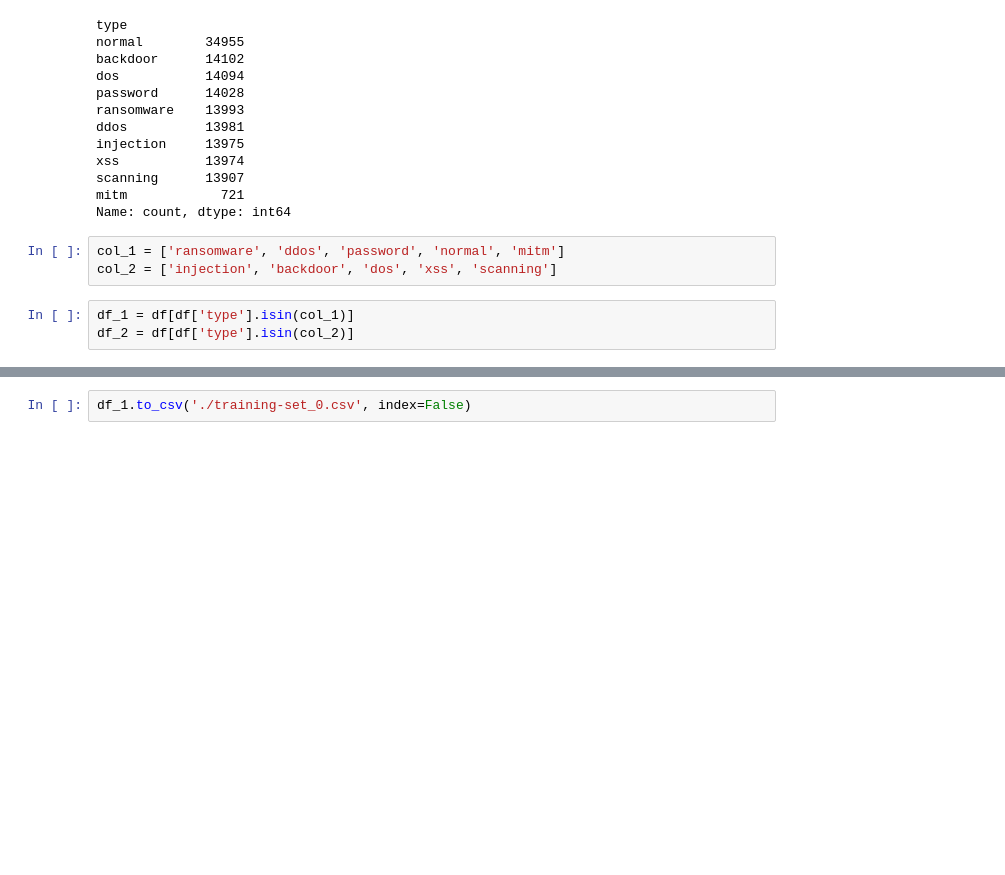
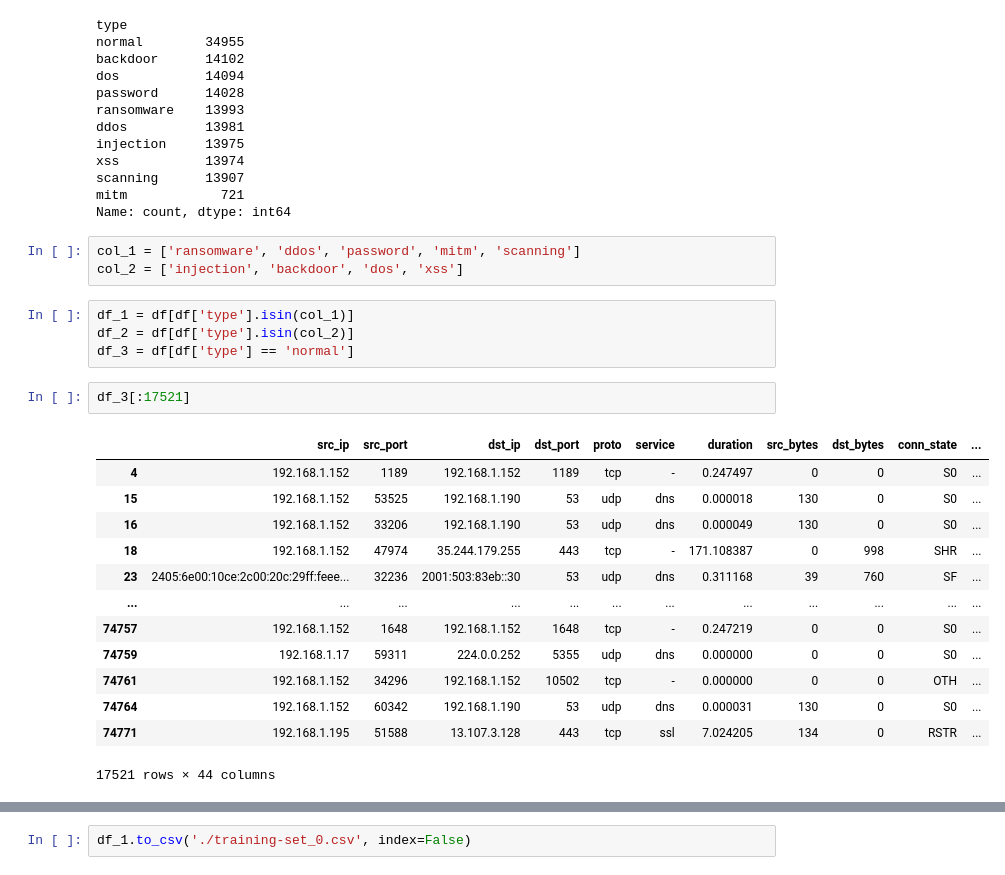
Before and after one commit to nnhieutrung/NIDS-FedML, a Jupyter notebook: CTGAN/dataset/dataset.ipynb, the cells around one changed output, grey strips where cells are left out. Cells and saved outputs as stored; diff of their text form; blank space fills up the shorter version.

```diff
--- a/CTGAN/dataset/dataset.ipynb
+++ b/CTGAN/dataset/dataset.ipynb
@@ -25,8 +25,25 @@ scanning      13907
 mitm            721
 Name: count, dtype: int64
 # %%
-col_1 = ['ransomware', 'ddos', 'password', 'normal', 'mitm']
-col_2 = ['injection', 'backdoor', 'dos', 'xss', 'scanning']
+col_1 = ['ransomware', 'ddos', 'password', 'mitm', 'scanning']
+col_2 = ['injection', 'backdoor', 'dos', 'xss']
 # %%
 df_1 = df[df['type'].isin(col_1)]
 df_2 = df[df['type'].isin(col_2)]
+df_3 = df[df['type'] == 'normal']
+# %%
+df_3[:17521]
+# %% [output]
+|  | src_ip | src_port | dst_ip | dst_port | proto | service | duration | src_bytes | dst_bytes | conn_state | ... |
+| 4 | 192.168.1.152 | 1189 | 192.168.1.152 | 1189 | tcp | - | 0.247497 | 0 | 0 | S0 | ... |
+| 15 | 192.168.1.152 | 53525 | 192.168.1.190 | 53 | udp | dns | 0.000018 | 130 | 0 | S0 | ... |
+| 16 | 192.168.1.152 | 33206 | 192.168.1.190 | 53 | udp | dns | 0.000049 | 130 | 0 | S0 | ... |
+| 18 | 192.168.1.152 | 47974 | 35.244.179.255 | 443 | tcp | - | 171.108387 | 0 | 998 | SHR | ... |
+| 23 | 2405:6e00:10ce:2c00:20c:29ff:feee... | 32236 | 2001:503:83eb::30 | 53 | udp | dns | 0.311168 | 39 | 760 | SF | ... |
+| ... | ... | ... | ... | ... | ... | ... | ... | ... | ... | ... | ... |
+| 74757 | 192.168.1.152 | 1648 | 192.168.1.152 | 1648 | tcp | - | 0.247219 | 0 | 0 | S0 | ... |
+| 74759 | 192.168.1.17 | 59311 | 224.0.0.252 | 5355 | udp | dns | 0.000000 | 0 | 0 | S0 | ... |
+| 74761 | 192.168.1.152 | 34296 | 192.168.1.152 | 10502 | tcp | - | 0.000000 | 0 | 0 | OTH | ... |
+| 74764 | 192.168.1.152 | 60342 | 192.168.1.190 | 53 | udp | dns | 0.000031 | 130 | 0 | S0 | ... |
+| 74771 | 192.168.1.195 | 51588 | 13.107.3.128 | 443 | tcp | ssl | 7.024205 | 134 | 0 | RSTR | ... |
+17521 rows × 44 columns
```
Also changed, not shown: parts of 5 cells of this notebook, 5 other files.
